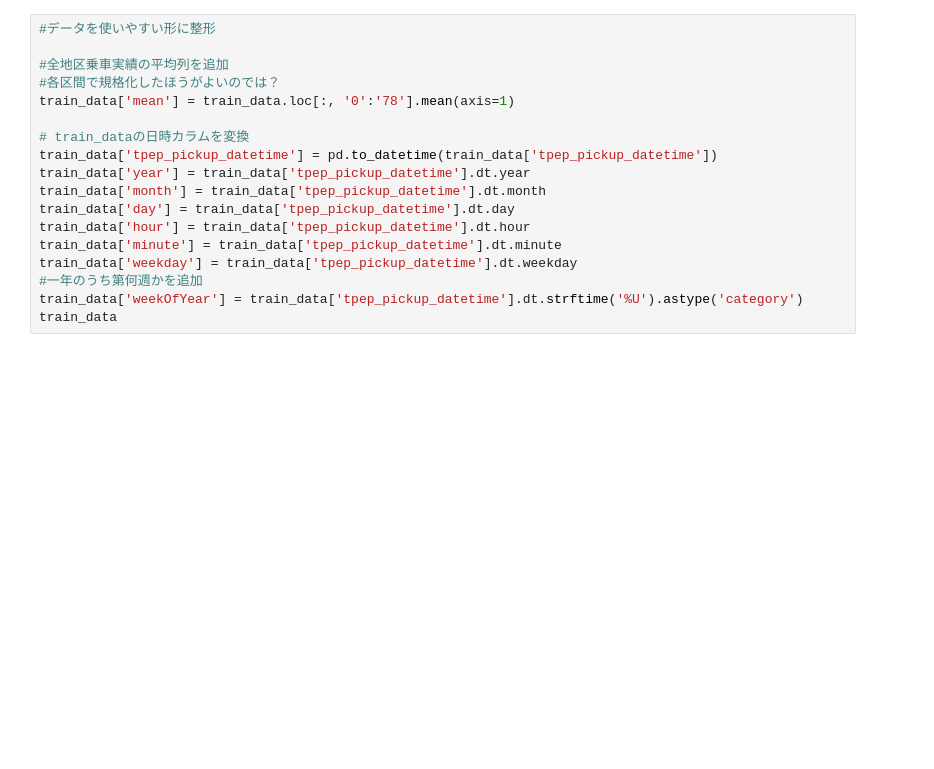
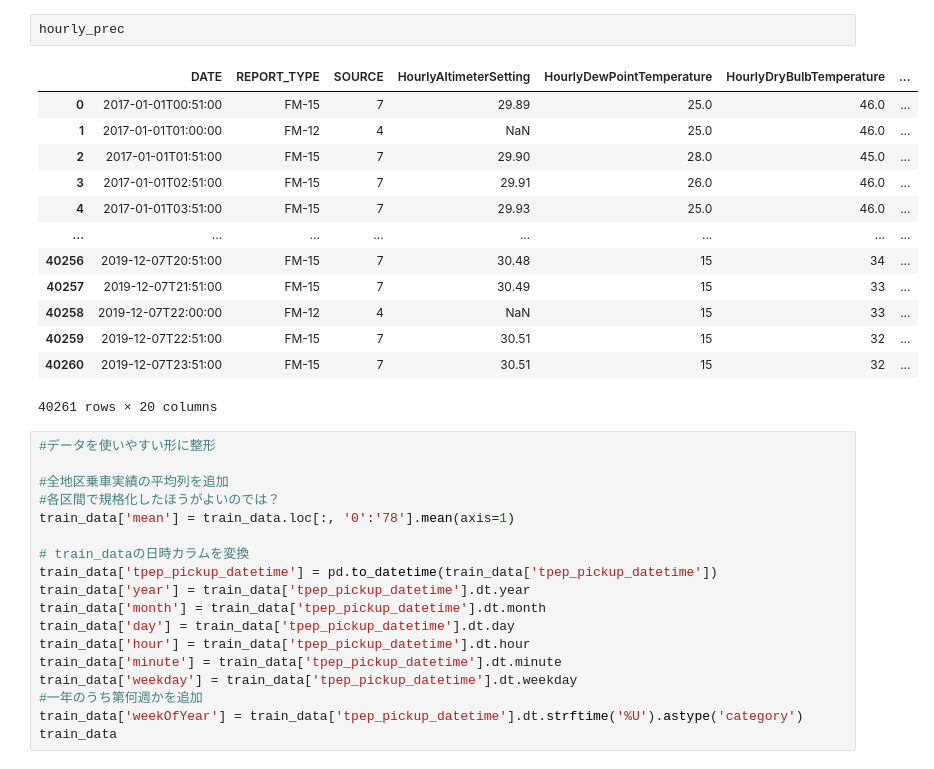
Before and after one commit to MiUPa/probspace_taxi, a Jupyter notebook: main_miura.ipynb, the cells around one changed output. Saved outputs shown, nothing was run; the diff lists cells and outputs as text; blank space fills up the shorter version.

```diff
--- a/main_miura.ipynb
+++ b/main_miura.ipynb
@@ -56,3 +39,19 @@ Successfully installed catboost-1.2.2
+# %%
+hourly_prec
+# %% [output]
+|  | DATE | REPORT_TYPE | SOURCE | HourlyAltimeterSetting | HourlyDewPointTemperature | HourlyDryBulbTemperature | ... |
+| 0 | 2017-01-01T00:51:00 | FM-15 | 7 | 29.89 | 25.0 | 46.0 | ... |
+| 1 | 2017-01-01T01:00:00 | FM-12 | 4 | NaN | 25.0 | 46.0 | ... |
+| 2 | 2017-01-01T01:51:00 | FM-15 | 7 | 29.90 | 28.0 | 45.0 | ... |
+| 3 | 2017-01-01T02:51:00 | FM-15 | 7 | 29.91 | 26.0 | 46.0 | ... |
+| 4 | 2017-01-01T03:51:00 | FM-15 | 7 | 29.93 | 25.0 | 46.0 | ... |
+| ... | ... | ... | ... | ... | ... | ... | ... |
+| 40256 | 2019-12-07T20:51:00 | FM-15 | 7 | 30.48 | 15 | 34 | ... |
+| 40257 | 2019-12-07T21:51:00 | FM-15 | 7 | 30.49 | 15 | 33 | ... |
+| 40258 | 2019-12-07T22:00:00 | FM-12 | 4 | NaN | 15 | 33 | ... |
+| 40259 | 2019-12-07T22:51:00 | FM-15 | 7 | 30.51 | 15 | 32 | ... |
+| 40260 | 2019-12-07T23:51:00 | FM-15 | 7 | 30.51 | 15 | 32 | ... |
+40261 rows × 20 columns
 # %%
 #データを使いやすい形に整形
 
```
Also changed, not shown: parts of 13 cells of this notebook.
